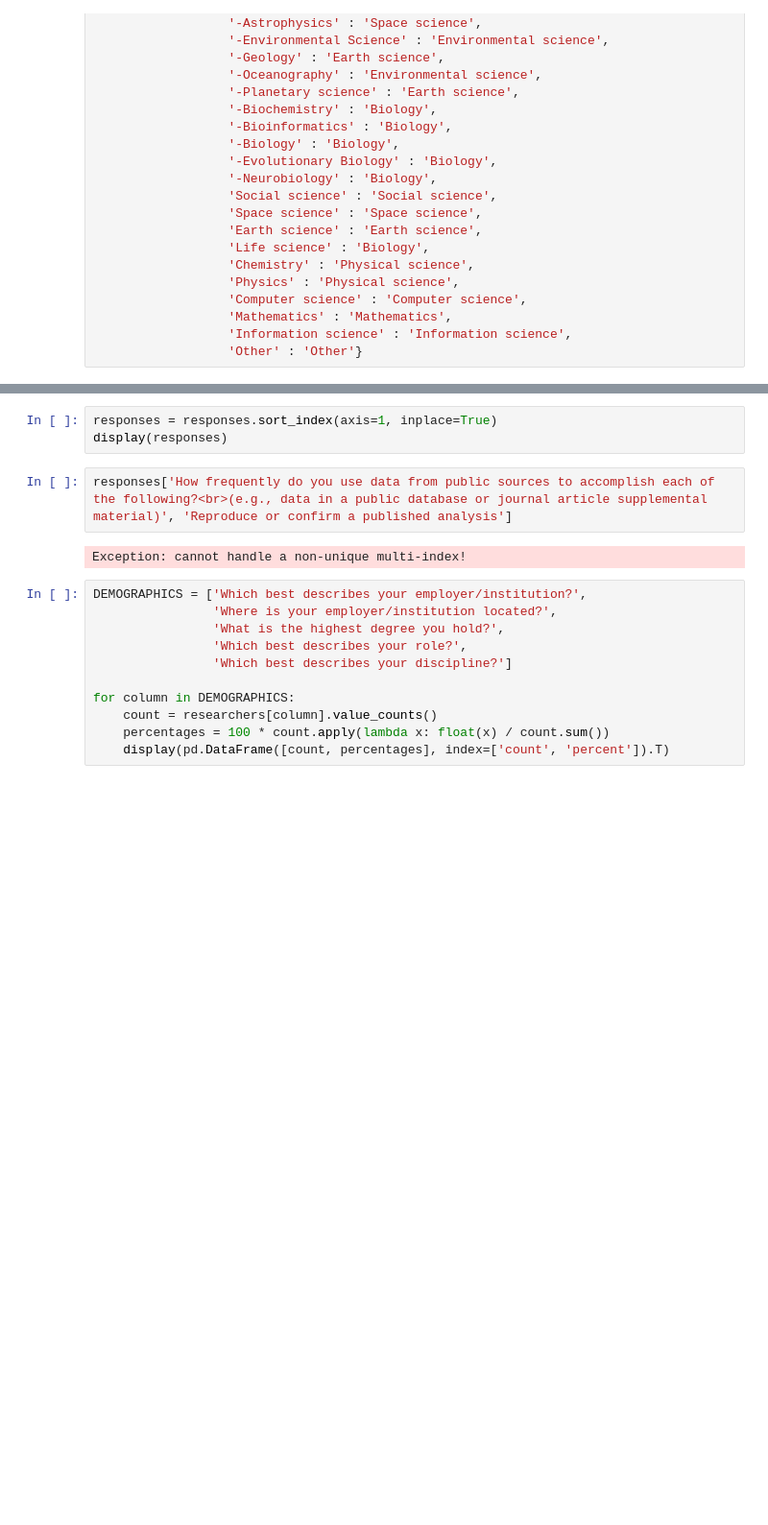
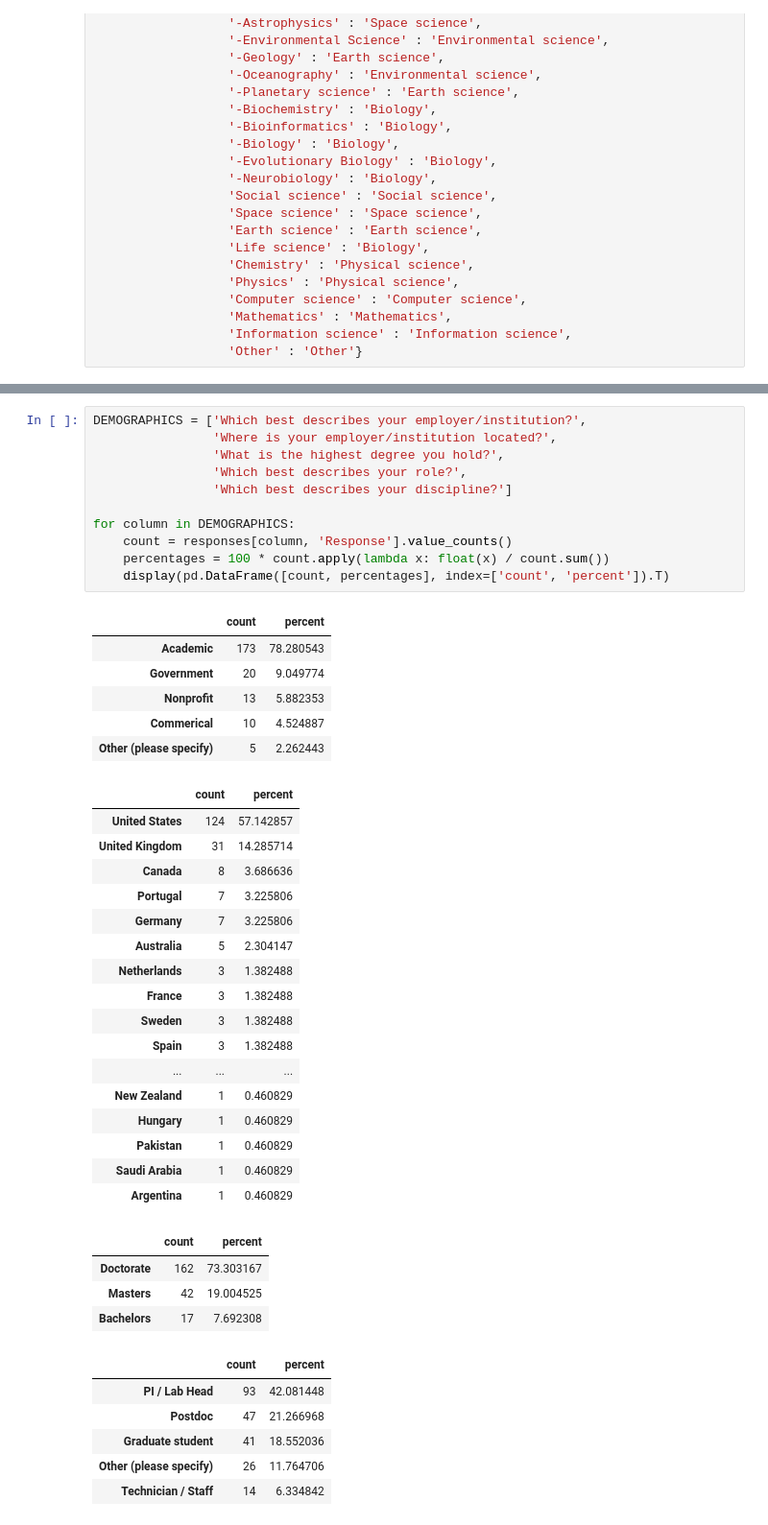
Before and after one commit to JEK-III/MDCSurvey, a Jupyter notebook: Making Data Count.ipynb, the cells around one changed output, grey strips where cells are left out. Shown: that part at 96% size. Cells and saved outputs as stored; diff of their text form; blank space fills up the shorter version.

```diff
--- a/Making Data Count.ipynb
+++ b/Making Data Count.ipynb
@@ -118,18 +55,45 @@ display(responses)
-# %%
-responses = responses.sort_index(axis=1, inplace=True)
-display(responses)
-# %%
-responses['How frequently do you use data from public sources to accomplish each of the following?<br>(e.g., data in a public database or journal article supplemental material)', 'Reproduce or confirm a published analysis']
-# %% [output]
-Exception: cannot handle a non-unique multi-index!
 # %%
 DEMOGRAPHICS = ['Which best describes your employer/institution?',
                 'Where is your employer/institution located?',
                 'What is the highest degree you hold?',
                 'Which best describes your role?',
                 'Which best describes your discipline?']
 
 for column in DEMOGRAPHICS:
-    count = researchers[column].value_counts()
+    count = responses[column, 'Response'].value_counts()
     percentages = 100 * count.apply(lambda x: float(x) / count.sum())
     display(pd.DataFrame([count, percentages], index=['count', 'percent']).T)
+# %% [output]
+|  | count | percent |
+| Academic | 173 | 78.280543 |
+| Government | 20 | 9.049774 |
+| Nonprofit | 13 | 5.882353 |
+| Commerical | 10 | 4.524887 |
+| Other (please specify) | 5 | 2.262443 |
+|  | count | percent |
+| United States | 124 | 57.142857 |
+| United Kingdom | 31 | 14.285714 |
+| Canada | 8 | 3.686636 |
+| Portugal | 7 | 3.225806 |
+| Germany | 7 | 3.225806 |
+| Australia | 5 | 2.304147 |
+| Netherlands | 3 | 1.382488 |
+| France | 3 | 1.382488 |
+| Sweden | 3 | 1.382488 |
+| Spain | 3 | 1.382488 |
+| ... | ... | ... |
+| New Zealand | 1 | 0.460829 |
+| Hungary | 1 | 0.460829 |
+| Pakistan | 1 | 0.460829 |
+| Saudi Arabia | 1 | 0.460829 |
+| Argentina | 1 | 0.460829 |
+|  | count | percent |
+| Doctorate | 162 | 73.303167 |
+| Masters | 42 | 19.004525 |
+| Bachelors | 17 | 7.692308 |
+|  | count | percent |
+| PI / Lab Head | 93 | 42.081448 |
+| Postdoc | 47 | 21.266968 |
+| Graduate student | 41 | 18.552036 |
+| Other (please specify) | 26 | 11.764706 |
+| Technician / Staff | 14 | 6.334842 |
```
Also changed, not shown: parts of 16 cells of this notebook.
